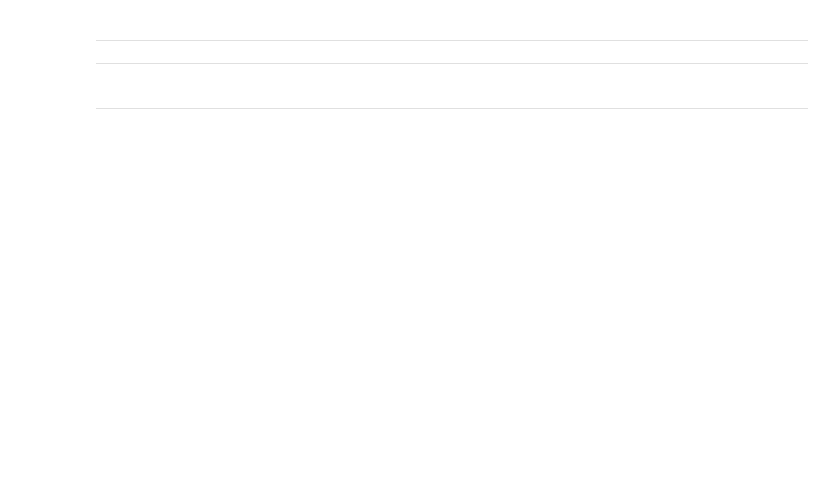
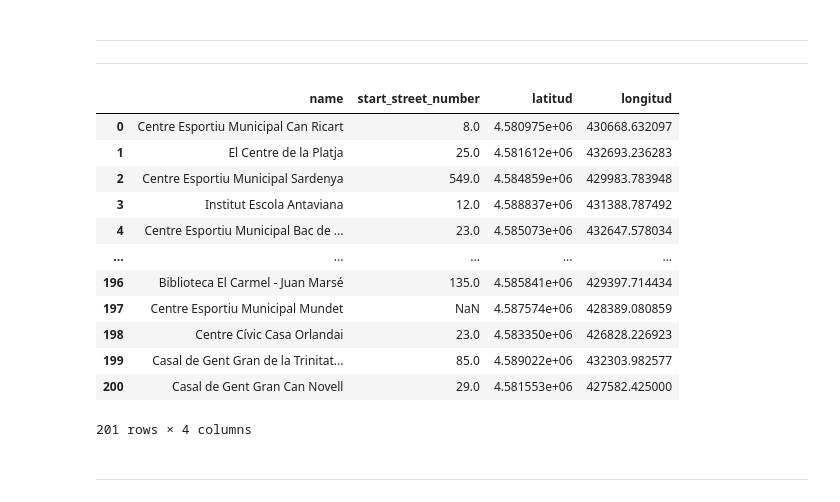
Before and after one commit to RogerPerello/THE_BRIDGE_Evaluables, a Jupyter notebook: sql challenges/PRA1_captura_datos_2022_alumni.ipynb, the cells around one changed output. Saved outputs shown, nothing was run; the diff lists cells and outputs as text; code cells hidden in the pictures; blank space fills up the shorter version.

```diff
--- a/sql challenges/PRA1_captura_datos_2022_alumni.ipynb
+++ b/sql challenges/PRA1_captura_datos_2022_alumni.ipynb
@@ -153,2 +215,21 @@ import pandas as pd
+# %%
+# Cargar el fichero y visualizarlo correctamente,
+
+json_file_path = r'./altas_hospitalarias.json'
+with open(json_file_path, 'r', encoding="utf8") as j:
+     contents = json.load(j)
+
+dict_altas = {'Nombre': [],
+               'MetaData': [],
+               'Data': []
+               }
+
+for element in contents:
+     nombre = element['Nombre']
+     metadata = element['MetaData'][2]['Nombre']
+     data = element['Data'][0]['Valor']
+     dict_altas['Nombre'].append(nombre)
+     dict_altas['MetaData'].append(metadata)
+     dict_altas['Data'].append(data)
 # %% [markdown]
 **¿Cuántos registros tiene? ¿Que campos tiene cada registro? ¿de qué tipo son?**
@@ -407,3 +667,43 @@ m
+# %%
+#Cargar datos JSON
+json_file_path = r'./xarxa_refugis_climatics_bna.json'
+with open(json_file_path, 'r', encoding="utf8") as j:
+     contents = json.load(j)
+# %%
+#Crear el dataframe - **A partir de los datos en formato JSON, crear un dataframe que tenga las siguientes columnas:`[Name,	start_street_number,	latitud,	longitud]`**
+
+
+list_refugi = []
+for refugi in contents:
+    name = refugi['name']
+    start_street_number = refugi['addresses'][0]['start_street_number']
+    longitud, latitud = refugi['addresses'][0]['location']['geometries'][0]['coordinates']
+
+    dict_refugi = {'name': name,
+                    'start_street_number': start_street_number,
+                    'latitud': latitud,
+                    'longitud': longitud
+                    }
+
+    list_refugi.append(dict_refugi)
+
+df_maps = pd.DataFrame(list_refugi)
+
+df_maps
+# %% [output]
+|  | name | start_street_number | latitud | longitud |
+| 0 | Centre Esportiu Municipal Can Ricart | 8.0 | 4.580975e+06 | 430668.632097 |
+| 1 | El Centre de la Platja | 25.0 | 4.581612e+06 | 432693.236283 |
+| 2 | Centre Esportiu Municipal Sardenya | 549.0 | 4.584859e+06 | 429983.783948 |
+| 3 | Institut Escola Antaviana | 12.0 | 4.588837e+06 | 431388.787492 |
+| 4 | Centre Esportiu Municipal Bac de ... | 23.0 | 4.585073e+06 | 432647.578034 |
+| ... | ... | ... | ... | ... |
+| 196 | Biblioteca El Carmel - Juan Marsé | 135.0 | 4.585841e+06 | 429397.714434 |
+| 197 | Centre Esportiu Municipal Mundet | NaN | 4.587574e+06 | 428389.080859 |
+| 198 | Centre Cívic Casa Orlandai | 23.0 | 4.583350e+06 | 426828.226923 |
+| 199 | Casal de Gent Gran de la Trinitat... | 85.0 | 4.589022e+06 | 432303.982577 |
+| 200 | Casal de Gent Gran Can Novell | 29.0 | 4.581553e+06 | 427582.425000 |
+201 rows × 4 columns
 # %% [markdown]
 
 
```
Also changed, not shown: parts of 65 cells of this notebook, 2 other files.
